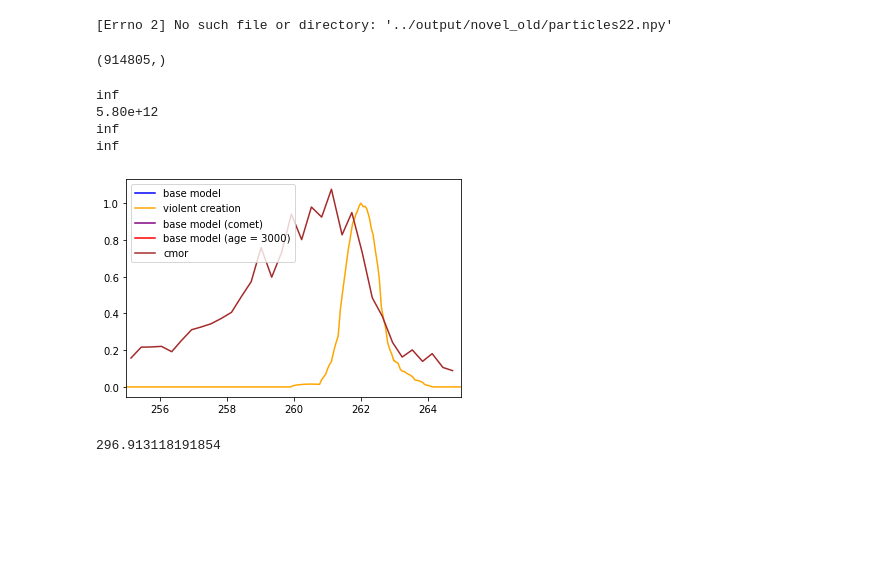
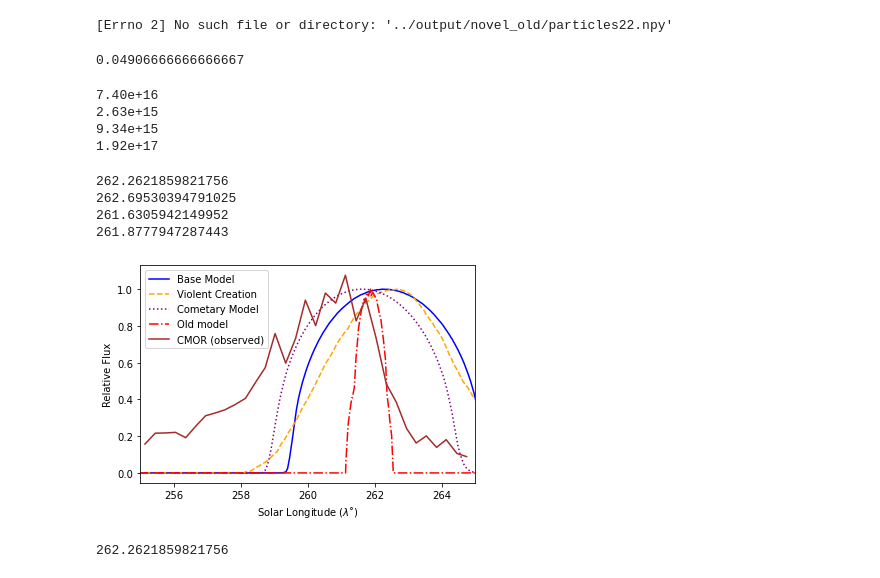
Before and after one commit to wcukier/Phaethon_Meteoroids, a Jupyter notebook: scripts/Checks.ipynb, the cells around one changed output. Saved outputs shown, nothing was run; the diff lists cells and outputs as text; code cells hidden in the pictures; blank space fills up the shorter version.

Commit message:
Destiny + Cometary Release

```diff
--- a/scripts/Checks.ipynb
+++ b/scripts/Checks.ipynb
@@ -54,8 +54,8 @@ points1 = points1.reshape(2000000*n,5)
 points1 = points1[~np.isnan(points1).any(axis=1)]
 norm1 = 1e14/mass
 # %%
-# CUTOFF = 1.8e-4
-CUTOFF = 1e-5
+CUTOFF = 1.8e-4
+# CUTOFF = 1e-5
 # %%
 d = np.sqrt(points1[:,0]**2 + points1[:,1]**2 + points1[:,2]**2)
 
@@ -153,6 +153,7 @@ for i in tqdm(range(n)):
     data = np.load(f'../output/vel/particles{i}.npy')
     beta = np.load(f'../output/vel/beta{i}.npy')
     size = np.load(f'../output/vel/mass{i}.npy')
+    size = asteroidal(beta)
 
     data = data.reshape(10000*100*2, 5)
     data = data[:,:3]
@@ -256,7 +257,7 @@ r_m7_nvo = np.zeros(n)
 n_part_distr = np.zeros(n)
 r_distr = np.zeros(n)
 
-r = .01
+r = .05
 
 t = t_act[np.linspace(0,19999, n, dtype=int)]
 long = np.zeros(t.shape[0])
@@ -333,14 +334,14 @@ for i,j in enumerate(tqdm(np.linspace(0,19999, n, dtype=int))):
 
     [pos_eclip, lt] = spice.spkezr("EARTH", t_act[j], "ECLIPJ2000", "NONE", "SUN")
     rad, long[i], lat = spice.reclat(pos_eclip[:3])
-# %%
-points_m4o[:,3].shape
-# %% [output]
-(914805,)
+# %%
+128/60 * 2.3e-2
+# %% [output]
+0.04906666666666667
 # %%
 # PEAK_DENSITY = 6e-12 #m^-2 s^-1
 # PEAK_DENSITY = 2.3e-2 /35 / 1e3**3 /3600
-PEAK_FLUX = 2.3e-2 /1e3**2/3600
+PEAK_FLUX = 128/60 * 2.3e-2 /1e3**2/3600
 PEAK_DENSITY = PEAK_FLUX
 norm_nv = PEAK_DENSITY/np.max(r_m4_nv)
 norm_v = PEAK_DENSITY/np.max(r_m4_v)
@@ -368,10 +369,21 @@ print("{:.2e}".format(mass_normed_nvo))
 # masses = np.array([mass_normed_nv, mass_normed_v, mass_normed_d, mass_normed_nvc, mass_normed_nvo])
 # np.save("cache/masses.npy", masses)
 # %% [output]
-inf
-5.80e+12
-inf
-inf
+7.40e+16
+2.63e+15
+9.34e+15
+1.92e+17
+# %%
+order = np.argsort(long)
+print((long[order]/2/np.pi*360 + 180)[np.argmax(r_m4_nv[order])])
+print((long[order]/2/np.pi*360 + 180)[np.argmax(r_m4_v[order])])
+print((long[order]/2/np.pi*360 + 180)[np.argmax(r_m4_nvc[order])])
+print((long[order]/2/np.pi*360 + 180)[np.argmax(r_m4_nvo[order])])
+# %% [output]
+262.2621859821756
+262.69530394791025
+261.6305942149952
+261.8777947287443
 # %%
 cmor = np.genfromtxt("data/cmor.txt", delimiter = ',')
 # t2 = t_act
@@ -385,38 +397,45 @@ x2 = mdates.datestr2num(spice.et2utc(t, "C", 3))
 order = np.argsort(long)
 
 peak = np.argmax(cmor[:,1])
 d = 1
 mean = np.mean(cmor[peak-d:peak+d,1])
 
-plt.plot(long[order]/2/np.pi*360 + 180, r_m4_nv[order]/np.max(r_m4_nv), label = "base model", c = 'b')
-plt.plot(long[order]/2/np.pi*360 + 180, r_m4_v[order]/np.max(r_m4_v), label = "violent creation", c = 'orange')
+plt.plot(long[order]/2/np.pi*360 + 180, r_m4_nv[order]/np.max(r_m4_nv),
+         label = "Base Model", c = 'b')
+plt.plot(long[order]/2/np.pi*360 + 180, r_m4_v[order]/np.max(r_m4_v),
+         label = "Violent Creation", c = 'orange', linestyle = "dashed")
 # plt.plot(long[order]/2/np.pi*360 + 180, r_m4_d[order]/np.max(r_m4_d), label = "distributed creation", c = 'g')
-plt.plot(long[order]/2/np.pi*360 + 180, r_m4_nvc[order]/np.max(r_m4_nvc), label = "base model (comet)", c = 'purple')
-plt.plot(long[order]/2/np.pi*360 + 180, r_m4_nvo[order]/np.max(r_m4_nvo), label = "base model (age = 3000)", c = 'r')
+plt.plot(long[order]/2/np.pi*360 + 180, r_m4_nvc[order]/np.max(r_m4_nvc),
+         label = "Cometary Model", c = 'purple', linestyle = "dotted")
+plt.plot(long[order]/2/np.pi*360 + 180, r_m4_nvo[order]/np.max(r_m4_nvo),
+         label = "Old model", c = 'r', linestyle = "dashdot")
 
 
 # plt.plot([262.15, 262.15], [0,1], "r--", label="peak")
 
 
 # plt.plot(long[order]/2/np.pi*360 +180, r_m4_nv[order]/np.max(r_m4_nv), label = "1e-4 g min mass")
-plt.plot(cmor[:,0], cmor[:,1]/mean, label = 'cmor', c = 'brown')
+plt.plot(cmor[:,0], cmor[:,1]/mean, label = 'CMOR (observed)', c = 'brown')
 plt.xlim(255,265)
 
 
 # lns = l1+l2
 # labs = [l.get_label() for l in lns]
 # ax.legend(lns, labs, loc=0)
 
 # x = mdates.datestr2num("Dec 14, 2018, 11:30 AM")
 
 
 # plt.plot([x,x], [0, 3e-4], "r--")
+# plt.plot([262.2, 262.2], [0,1.1], c = "m")
 # plt.gca().xaxis.set_major_formatter(mdates.DateFormatter('%m/%d/%y %H:%M'))
 # plt.gcf().autofmt_xdate()
+plt.xlabel("Solar Longitude ($\lambda$˚)")
+plt.ylabel("Relative Flux")
 plt.legend()
-plt.savefig("../Figures/Earth-1.earth-moon.png")
+plt.savefig("../Figures/Earth-m5r05.png")
 plt.show()
 print(long[np.argmax(r_m4_nv)]/2/np.pi*360 + 180)
 # %% [output]
-[figure, old version]
+[figure, new version]
-296.913118191854
+262.2621859821756
```
Also changed, not shown: parts of 2 cells of this notebook, 14 other files.
